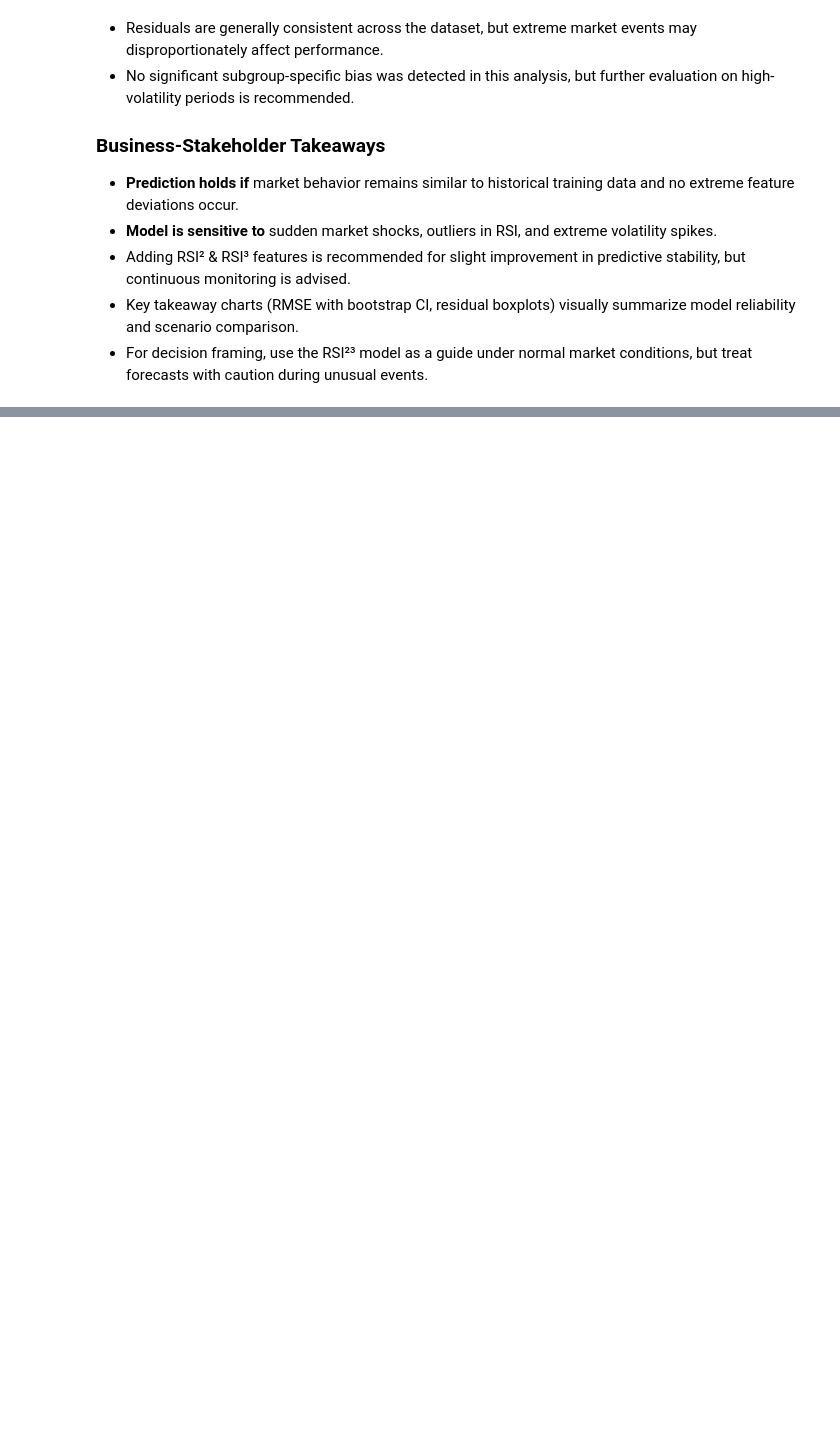
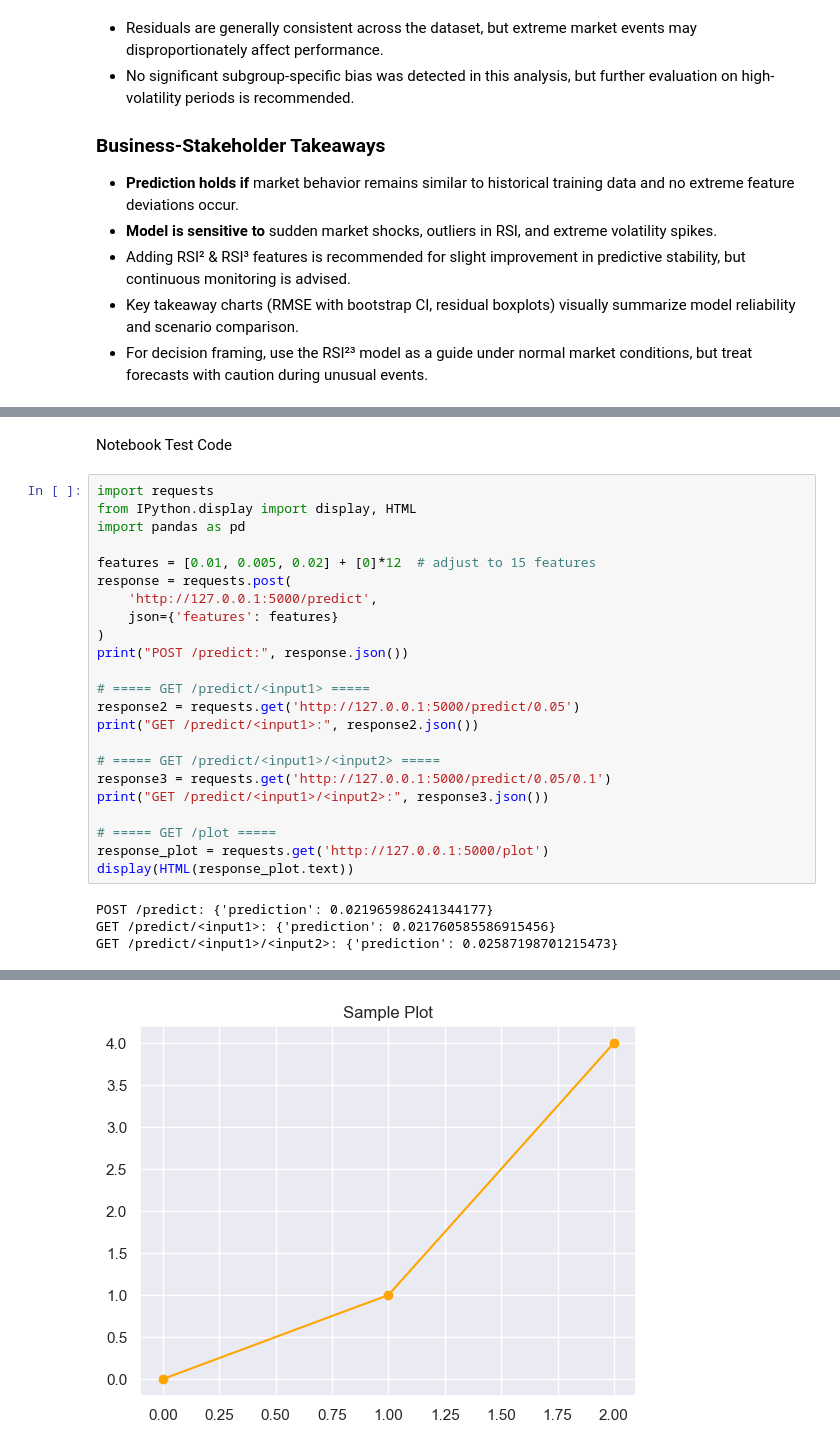
Before and after one commit to NolwennWen/bootcamp_xinyuan_wen, a Jupyter notebook: project/notebooks/Stage_10&11_modeling&evaluation.ipynb, the cells around one changed output, grey strips where cells are left out. Drawn from its saved outputs; the diff is of its cells as text; blank space fills up the shorter version.

```diff
--- a/project/notebooks/Stage_10&11_modeling&evaluation.ipynb
+++ b/project/notebooks/Stage_10&11_modeling&evaluation.ipynb
@@ -290,0 +319,29 @@ plt.show()
+# %% [markdown]
+Notebook Test Code
+# %%
+import requests
+from IPython.display import display, HTML
+import pandas as pd
+
+features = [0.01, 0.005, 0.02] + [0]*12  # adjust to 15 features
+response = requests.post(
+    'http://127.0.0.1:5000/predict',
+    json={'features': features}
+)
+print("POST /predict:", response.json())
+
+# ===== GET /predict/<input1> =====
+response2 = requests.get('http://127.0.0.1:5000/predict/0.05')
+print("GET /predict/<input1>:", response2.json())
+
+# ===== GET /predict/<input1>/<input2> =====
+response3 = requests.get('http://127.0.0.1:5000/predict/0.05/0.1')
+print("GET /predict/<input1>/<input2>:", response3.json())
+
+# ===== GET /plot =====
+response_plot = requests.get('http://127.0.0.1:5000/plot')
+display(HTML(response_plot.text))
+# %% [output]
+POST /predict: {'prediction': 0.021965986241344177}
+GET /predict/<input1>: {'prediction': 0.021760585586915456}
+GET /predict/<input1>/<input2>: {'prediction': 0.02587198701215473}
@@ -290,0 +349 @@ plt.show()
+[figure, added]
```
Also changed, not shown: parts of 3 cells of this notebook, 18 other files.
